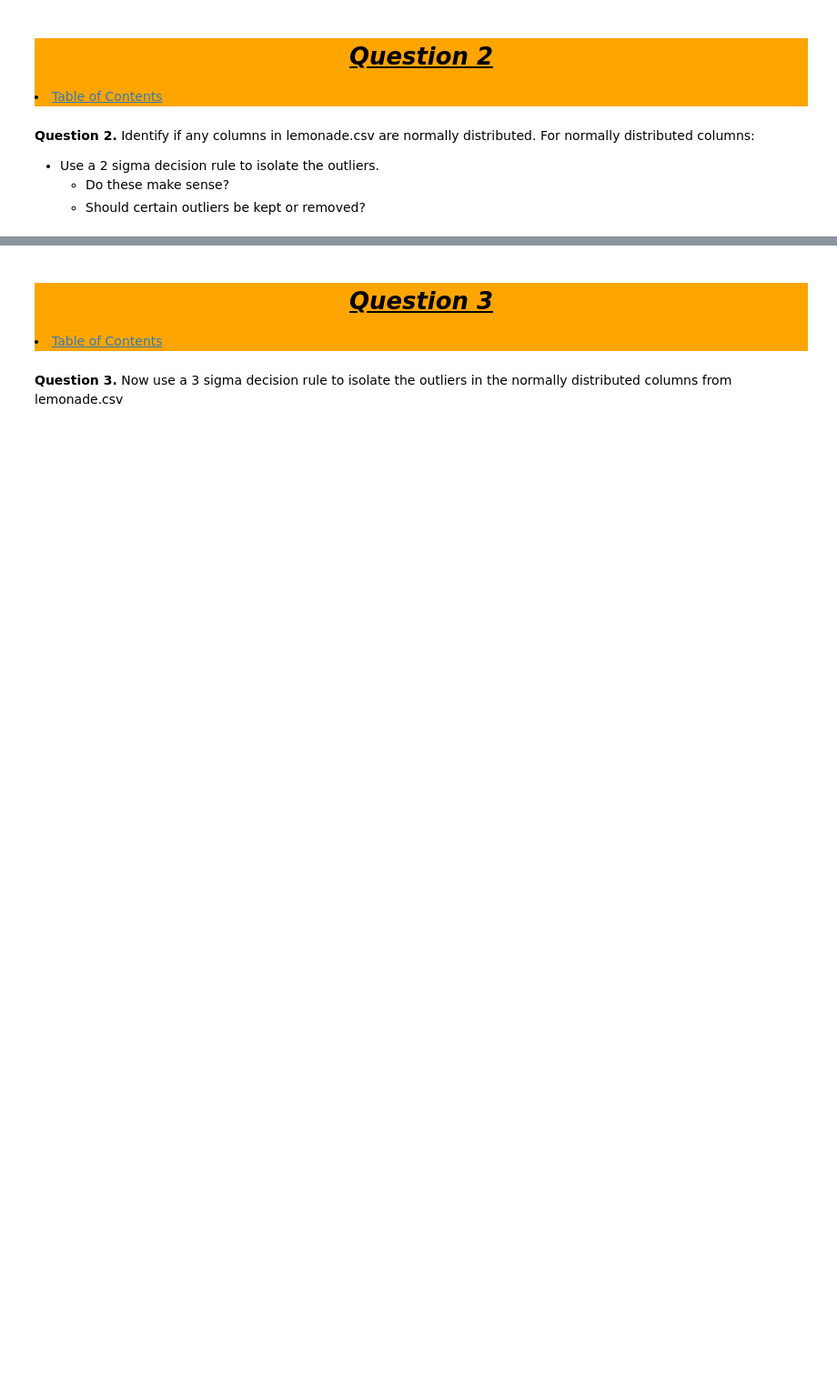
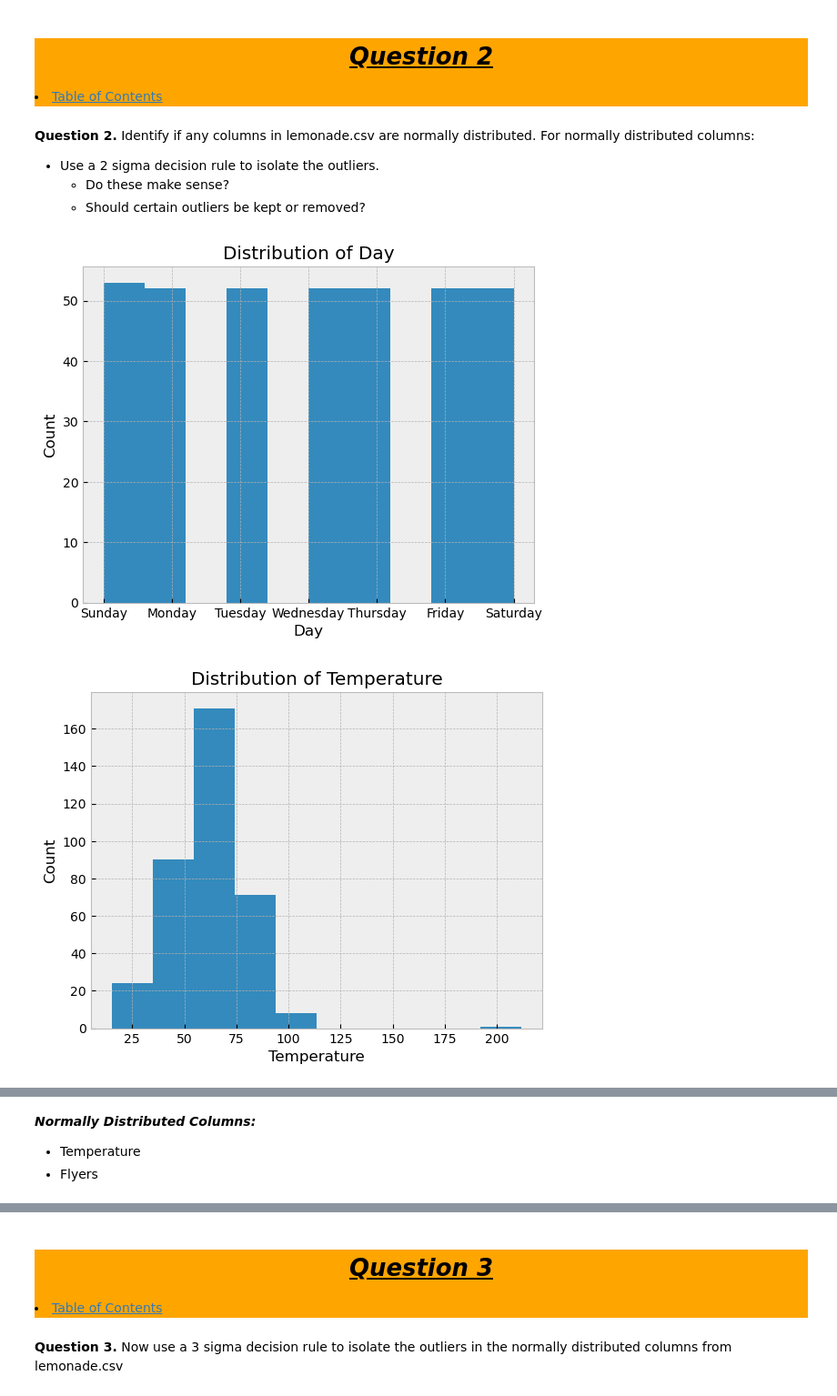
Before and after one commit to Jared-Wood135/anomaly-detection-exercises, a Jupyter notebook: continuous_probabilistic_methods.ipynb, the cells around one changed output, grey strips where cells are left out. Shown: that part at 91% size. Drawn from its saved outputs; the diff is of its cells as text; code cells hidden in the pictures; blank space fills up the shorter version.

```diff
--- a/continuous_probabilistic_methods.ipynb
+++ b/continuous_probabilistic_methods.ipynb
@@ -96,3 +216,14 @@ lemonade.sample()
 - Use a 2 sigma decision rule to isolate the outliers.
     - Do these make sense?
     - Should certain outliers be kept or removed?
+# %%
+# Identify columns that are normally distributed
+for col in lemonade:
+    plt.hist(data=lemonade, x=col)
+    plt.title(f'Distribution of {col}')
+    plt.xlabel(f'{col}')
+    plt.ylabel('Count')
+    plt.show()
+# %% [output]
+[figure, added]
+[figure, added]
@@ -98,0 +234,5 @@ lemonade.sample()
+# %% [markdown]
+<b><i> Normally Distributed Columns: </i></b>
+
+- Temperature
+- Flyers
```
Also changed, not shown: parts of 28 cells of this notebook.
